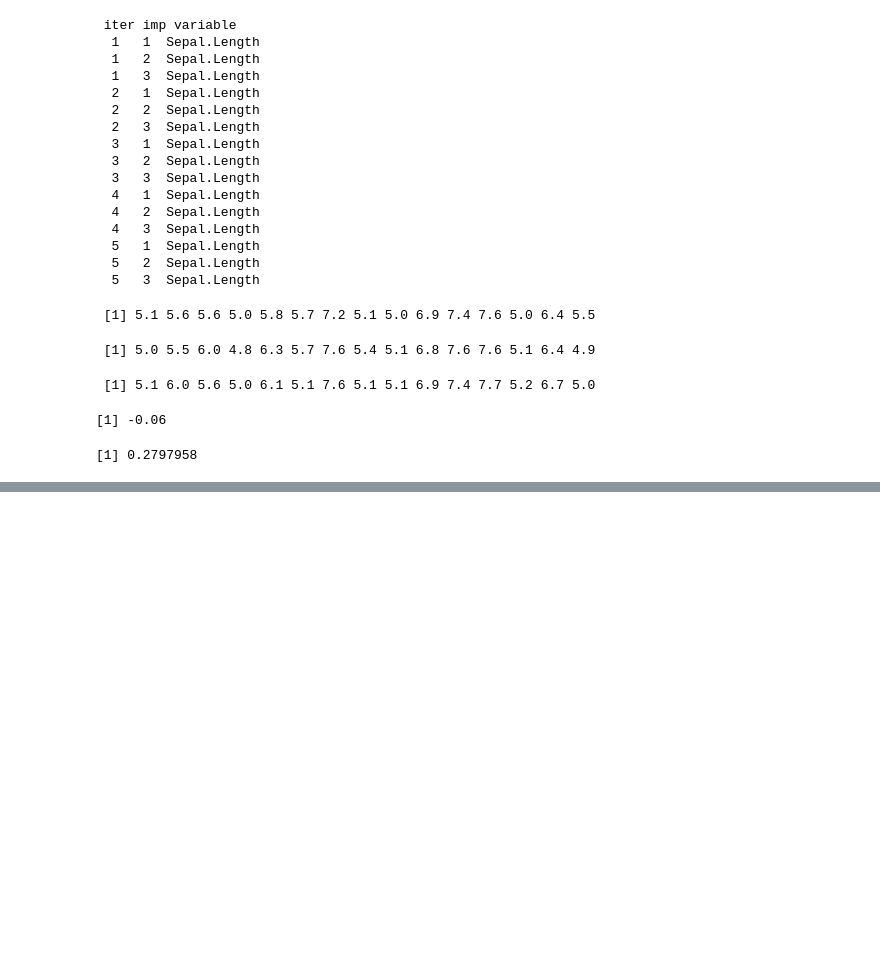
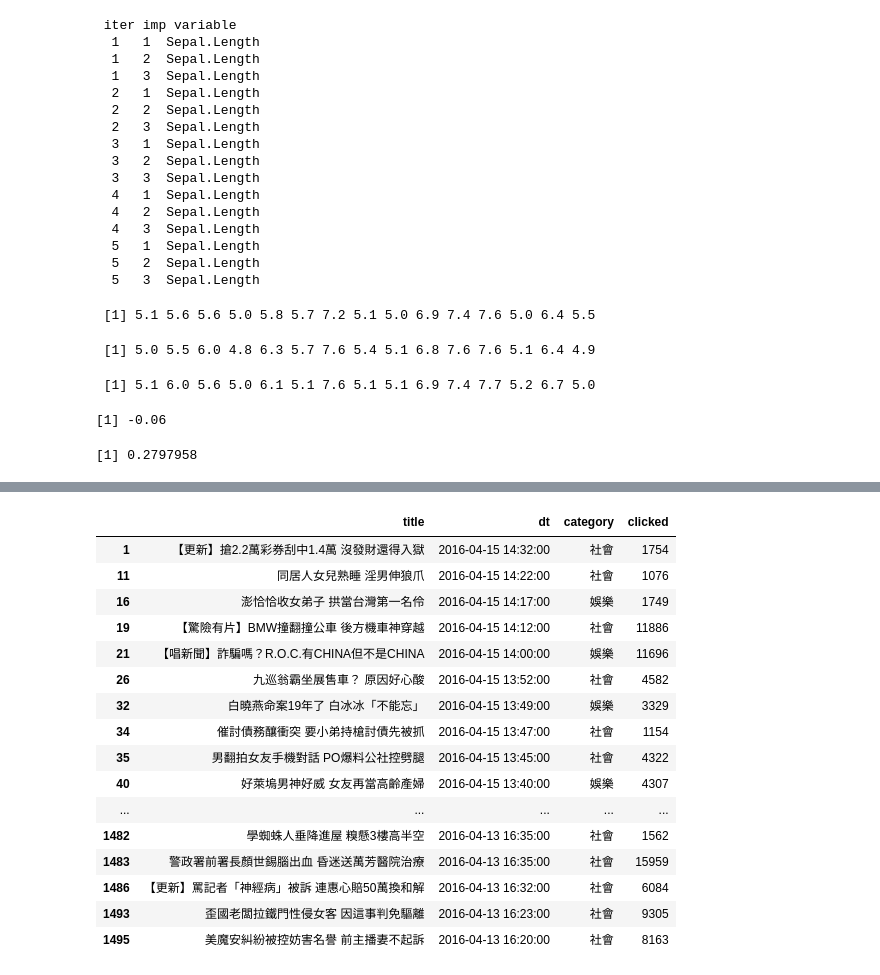
Before and after one commit to YuHsuanLin/riii, a Jupyter notebook: cb102/cb102_20180817.ipynb, the cells around one changed output, grey strips where cells are left out. Saved outputs shown, nothing was run; the diff lists cells and outputs as text; code cells hidden in the pictures; blank space fills up the shorter version.

```diff
--- a/cb102/cb102_20180817.ipynb
+++ b/cb102/cb102_20180817.ipynb
@@ -391,0 +464,20 @@ sd(diff)
+# %%
+applenews[applenews$category %in% c("娛樂","社會"),]
+# %% [output]
+|  | title | dt | category | clicked |
+| 1 | 【更新】搶2.2萬彩券刮中1.4萬 沒發財還得入獄 | 2016-04-15 14:32:00 | 社會 | 1754 |
+| 11 | 同居人女兒熟睡 淫男伸狼爪 | 2016-04-15 14:22:00 | 社會 | 1076 |
+| 16 | 澎恰恰收女弟子 拱當台灣第一名伶 | 2016-04-15 14:17:00 | 娛樂 | 1749 |
+| 19 | 【驚險有片】BMW撞翻撞公車 後方機車神穿越 | 2016-04-15 14:12:00 | 社會 | 11886 |
+| 21 | 【唱新聞】詐騙嗎？R.O.C.有CHINA但不是CHINA | 2016-04-15 14:00:00 | 娛樂 | 11696 |
+| 26 | 九巡翁霸坐展售車？ 原因好心酸 | 2016-04-15 13:52:00 | 社會 | 4582 |
+| 32 | 白曉燕命案19年了 白冰冰「不能忘」 | 2016-04-15 13:49:00 | 娛樂 | 3329 |
+| 34 | 催討債務釀衝突 要小弟持槍討債先被抓 | 2016-04-15 13:47:00 | 社會 | 1154 |
+| 35 | 男翻拍女友手機對話 PO爆料公社控劈腿 | 2016-04-15 13:45:00 | 社會 | 4322 |
+| 40 | 好萊塢男神好威 女友再當高齡產婦 | 2016-04-15 13:40:00 | 娛樂 | 4307 |
+| ... | ... | ... | ... | ... |
+| 1482 | 學蜘蛛人垂降進屋 糗懸3樓高半空 | 2016-04-13 16:35:00 | 社會 | 1562 |
+| 1483 | 警政署前署長顏世錫腦出血 昏迷送萬芳醫院治療 | 2016-04-13 16:35:00 | 社會 | 15959 |
+| 1486 | 【更新】罵記者「神經病」被訴 連惠心賠50萬換和解 | 2016-04-13 16:32:00 | 社會 | 6084 |
+| 1493 | 歪國老闆拉鐵門性侵女客 因這事判免驅離 | 2016-04-13 16:23:00 | 社會 | 9305 |
+| 1495 | 美魔安糾紛被控妨害名譽 前主播妻不起訴 | 2016-04-13 16:20:00 | 社會 | 8163 |
```
Also changed, not shown: parts of 28 cells of this notebook.
